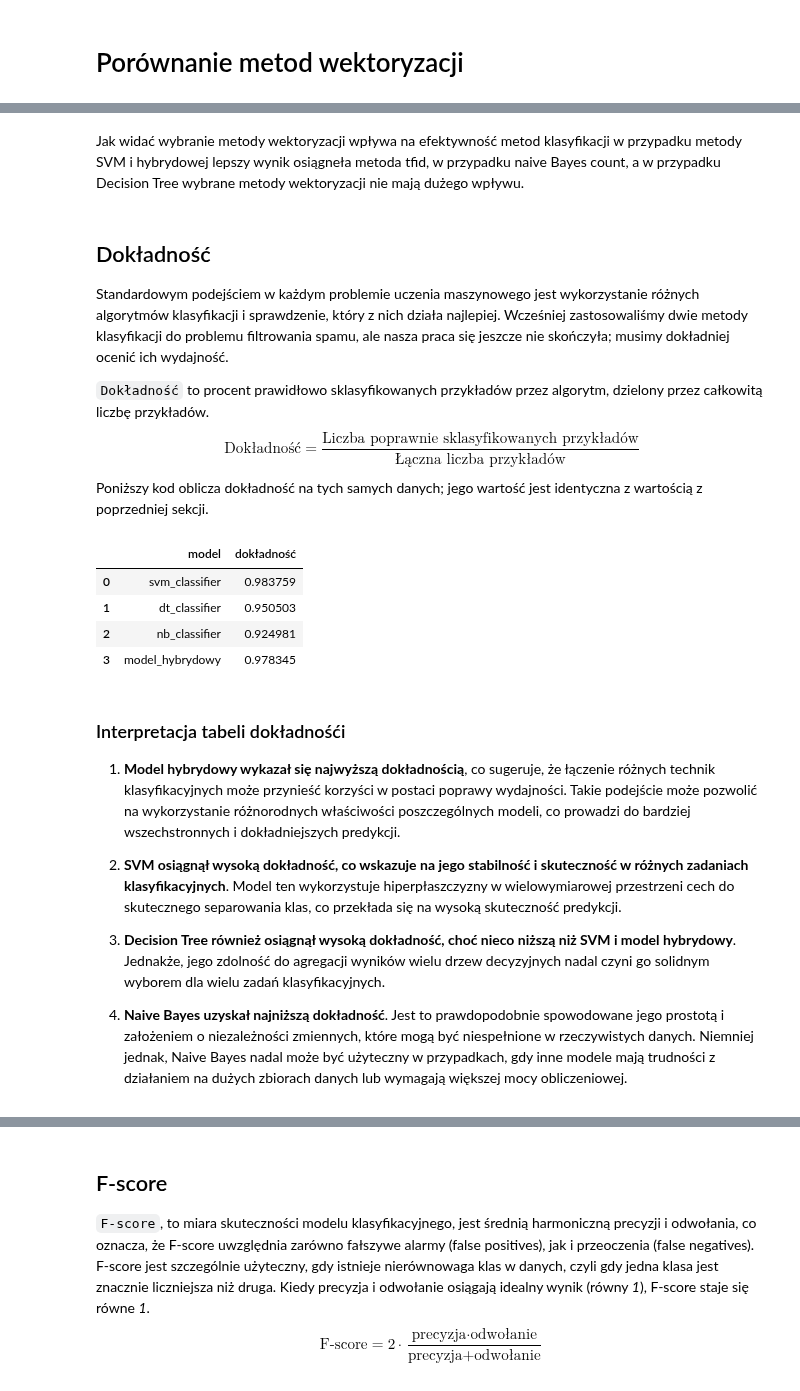
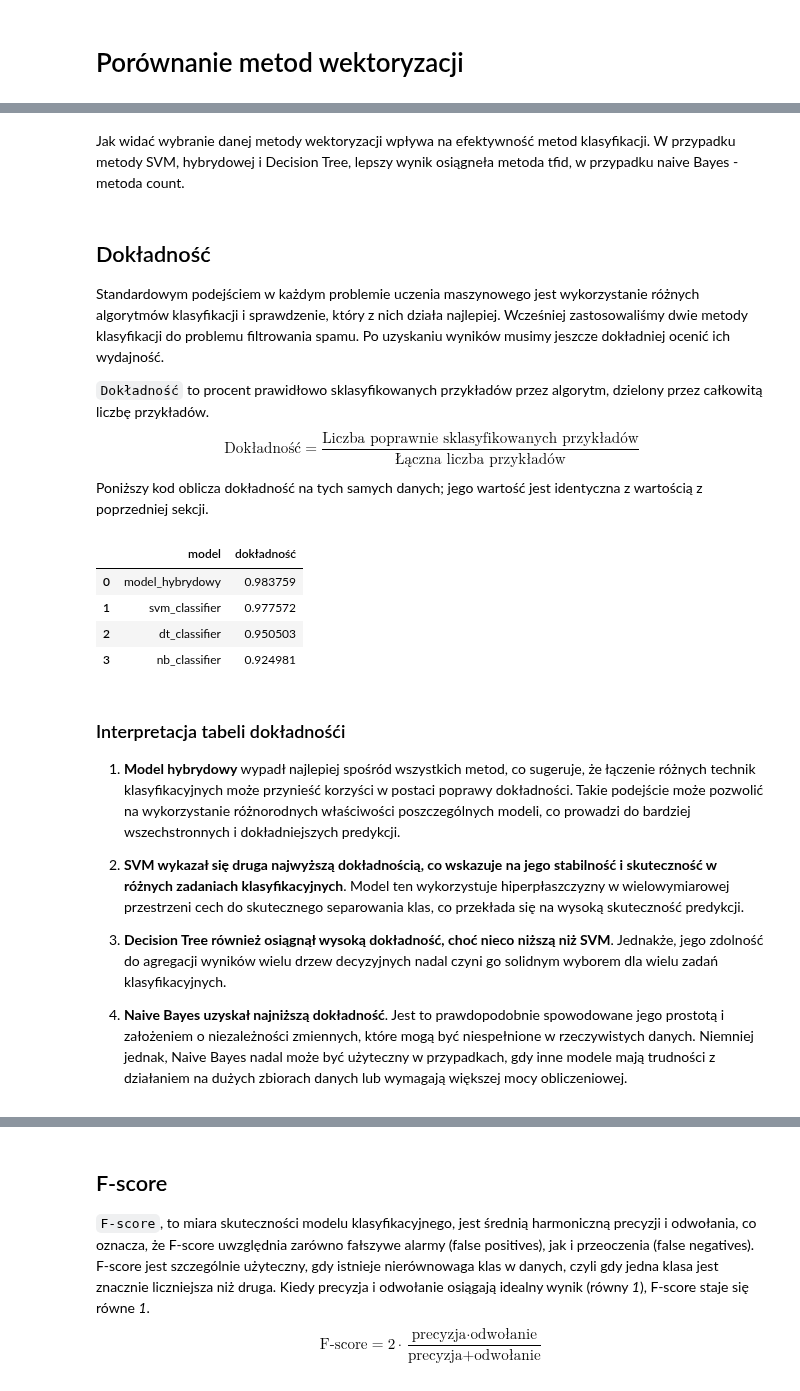
Before and after one commit to patrykzawadzkisggw/mad2, a Jupyter notebook: przyklad.ipynb, the cells around one changed output, grey strips where cells are left out. Cells and saved outputs as stored; diff of their text form; code cells hidden in the pictures.

```diff
--- a/przyklad.ipynb
+++ b/przyklad.ipynb
@@ -601,9 +603,9 @@ display(pd.DataFrame(wyniki).style.hide())
 # %% [markdown]
-Jak widać wybranie metody wektoryzacji wpływa na efektywność metod klasyfikacji w przypadku metody SVM i hybrydowej lepszy wynik osiągneła metoda tfid, w przypadku naive Bayes count, a w przypadku Decision Tree wybrane metody wektoryzacji nie mają dużego wpływu.
+Jak widać wybranie danej metody wektoryzacji wpływa na efektywność metod klasyfikacji. W przypadku metody SVM, hybrydowej i Decision Tree, lepszy wynik osiągneła metoda tfid, w przypadku naive Bayes - metoda count.
 # %% [markdown]
 ## Dokładność
 
-Standardowym podejściem w każdym problemie uczenia maszynowego jest wykorzystanie różnych algorytmów klasyfikacji i sprawdzenie, który z nich działa najlepiej. Wcześniej zastosowaliśmy dwie metody klasyfikacji do problemu filtrowania spamu, ale nasza praca się jeszcze nie skończyła; musimy dokładniej ocenić ich wydajność.
+Standardowym podejściem w każdym problemie uczenia maszynowego jest wykorzystanie różnych algorytmów klasyfikacji i sprawdzenie, który z nich działa najlepiej. Wcześniej zastosowaliśmy dwie metody klasyfikacji do problemu filtrowania spamu. Po uzyskaniu wyników musimy jeszcze dokładniej ocenić ich wydajność.
 
 `Dokładność` to procent prawidłowo sklasyfikowanych przykładów przez algorytm, dzielony przez całkowitą liczbę przykładów.
 $$
@@ -613,41 +615,42 @@ $$
 # %%
 from sklearn import metrics
 import pandas as pd
 svm_test_class_pred = svm_classifier_tfid.predict(test_data_pca_tfid)
 dt_classifier_test_class_pred = dt_classifier.predict(test_data_features_tfid.toarray())
 nb_classifier_test_class_pred = nb_classifier.predict(test_data_features_tfid.toarray())
 hybrydowy_Classifier_test_class_pred=hybrydowy_Classifier.predict(test_data_features_tfid.toarray())
 def dokladnosc(test_class_pred):
     # Oblicz dokładność na zbiorze testowym.
     return metrics.accuracy_score(test_class, test_class_pred)
 
 # Utwórz słownik z danymi
 data = {
-    'model': ['svm_classifier', 'dt_classifier', 'nb_classifier','model_hybrydowy'],
+    'model': ['model_hybrydowy', 'svm_classifier', 'dt_classifier', 'nb_classifier'],
     'dokładność': [dokladnosc(svm_test_class_pred),
+                   dokladnosc(hybrydowy_Classifier_test_class_pred),
                    dokladnosc(dt_classifier_test_class_pred),
                      dokladnosc(nb_classifier_test_class_pred),
-                     dokladnosc(hybrydowy_Classifier_test_class_pred)]
+                     ]
 }
 
 # Utwórz DataFrame z danymi
 df = pd.DataFrame(data)
 
 display(df)
 # %% [output]
 |  | model | dokładność |
-| 0 | svm_classifier | 0.983759 |
-| 1 | dt_classifier | 0.950503 |
-| 2 | nb_classifier | 0.924981 |
-| 3 | model_hybrydowy | 0.978345 |
+| 0 | model_hybrydowy | 0.983759 |
+| 1 | svm_classifier | 0.977572 |
+| 2 | dt_classifier | 0.950503 |
+| 3 | nb_classifier | 0.924981 |
 # %% [markdown]
 ### Interpretacja tabeli dokładnośći
 
-1. **Model hybrydowy wykazał się najwyższą dokładnością**, co sugeruje, że łączenie różnych technik klasyfikacyjnych może przynieść korzyści w postaci poprawy wydajności. Takie podejście może pozwolić na wykorzystanie różnorodnych właściwości poszczególnych modeli, co prowadzi do bardziej wszechstronnych i dokładniejszych predykcji.
+1. **Model hybrydowy** wypadł najlepiej spośród wszystkich metod, co sugeruje, że łączenie różnych technik klasyfikacyjnych może przynieść korzyści w postaci poprawy dokładności. Takie podejście może pozwolić na wykorzystanie różnorodnych właściwości poszczególnych modeli, co prowadzi do bardziej wszechstronnych i dokładniejszych predykcji.
 
-2. **SVM osiągnął wysoką dokładność, co wskazuje na jego stabilność i skuteczność w różnych zadaniach klasyfikacyjnych**. Model ten wykorzystuje hiperpłaszczyzny w wielowymiarowej przestrzeni cech do skutecznego separowania klas, co przekłada się na wysoką skuteczność predykcji.
+2. **SVM wykazał się druga najwyższą dokładnością, co wskazuje na jego stabilność i skuteczność w różnych zadaniach klasyfikacyjnych**. Model ten wykorzystuje hiperpłaszczyzny w wielowymiarowej przestrzeni cech do skutecznego separowania klas, co przekłada się na wysoką skuteczność predykcji.
 
-3. **Decision Tree również osiągnął wysoką dokładność, choć nieco niższą niż SVM i model hybrydowy**. Jednakże, jego zdolność do agregacji wyników wielu drzew decyzyjnych nadal czyni go solidnym wyborem dla wielu zadań klasyfikacyjnych.
+3. **Decision Tree również osiągnął wysoką dokładność, choć nieco niższą niż SVM**. Jednakże, jego zdolność do agregacji wyników wielu drzew decyzyjnych nadal czyni go solidnym wyborem dla wielu zadań klasyfikacyjnych.
 
 4. **Naive Bayes uzyskał najniższą dokładność**. Jest to prawdopodobnie spowodowane jego prostotą i założeniem o niezależności zmiennych, które mogą być niespełnione w rzeczywistych danych. Niemniej jednak, Naive Bayes nadal może być użyteczny w przypadkach, gdy inne modele mają trudności z działaniem na dużych zbiorach danych lub wymagają większej mocy obliczeniowej.
 # %% [markdown]
```
Also changed, not shown: parts of 23 cells of this notebook.
